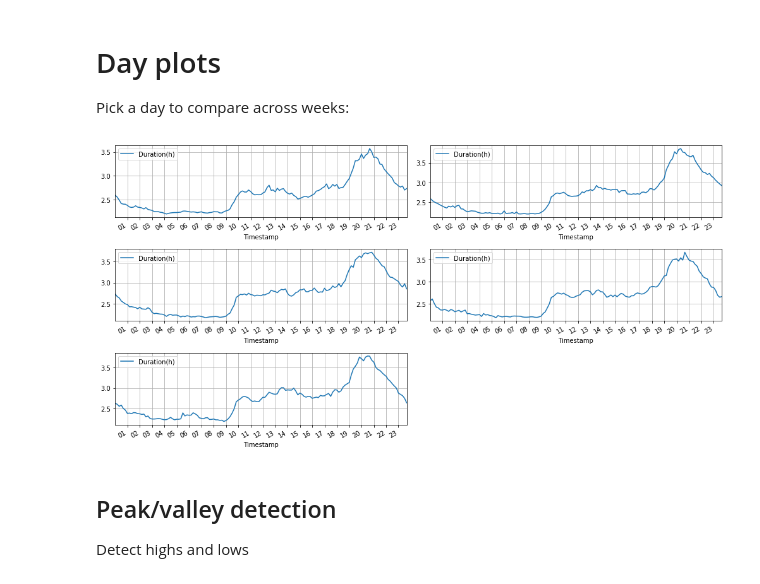
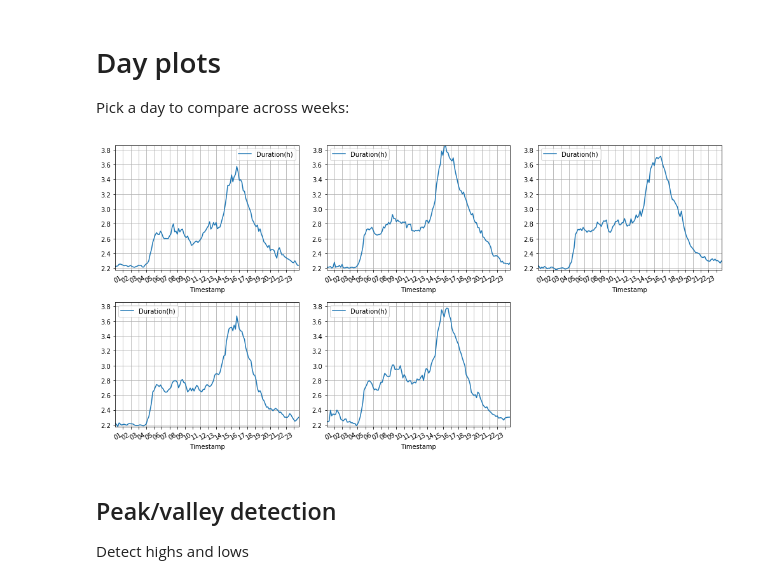
Before and after one commit to amadeuspzs/travelTime, a Jupyter notebook: analysis-pandas.ipynb, the cells around one changed output. Saved outputs shown, nothing was run; the diff lists cells and outputs as text; code cells hidden in the pictures.

```diff
--- a/analysis-pandas.ipynb
+++ b/analysis-pandas.ipynb
@@ -12,6 +12,7 @@ from pytz import timezone
 ## Load data
 # %%
 filename = 'data/home-montauk.csv'
+tz = timezone('US/Eastern')
 data = pd.read_csv(filename)
 data.head(5)
 # %% [output]
@@ -24,7 +25,7 @@ data.head(5)
 # %% [markdown]
 Convert the unix timestamp to a datetime object:
 # %%
-data['Timestamp']=data.apply(lambda row: datetime.fromtimestamp(int(row['Timestamp']),timezone('US/Eastern')),axis=1)
+data.Timestamp=data.apply(lambda row: datetime.fromtimestamp(int(row['Timestamp']),tz),axis=1)
 data.head(5)
 # %% [output]
 |  | Timestamp | Duration(s) |
@@ -76,20 +77,23 @@ plt.tight_layout()
 Pick a day to compare across weeks:
 # %%
 days = find_days(data,5)
-num_cols = 2
+num_cols = 3
 num_rows = int(math.ceil(len(weeks) / float(num_cols)))
+ylim = [min([min(data[day[0]:day[1]+1]['Duration(h)']) for day in days]),
+        max([max(data[day[0]:day[1]+1]['Duration(h)']) for day in days])]
 plt.figure(1,figsize=(14, 7))
 
 for e, day in enumerate(days):
     ax = plt.subplot(num_rows,num_cols,e+1)
     data.iloc[day[0]:day[1]].plot(x='Timestamp',y='Duration(h)',ax=ax)
-    ax.xaxis.set_major_formatter(dates.DateFormatter('%H'))
+    ax.xaxis.set_major_formatter(dates.DateFormatter('%H',tz))
     ax.xaxis.set_major_locator(dates.HourLocator(interval=1))
     ax.grid()
+    ax.set_ylim(ylim)
 
 plt.tight_layout()
 # %% [output]
-[figure, old version]
+[figure, new version]
 # %% [markdown]
 ## Peak/valley detection
 
```
Also changed, not shown: parts of 2 cells of this notebook.
